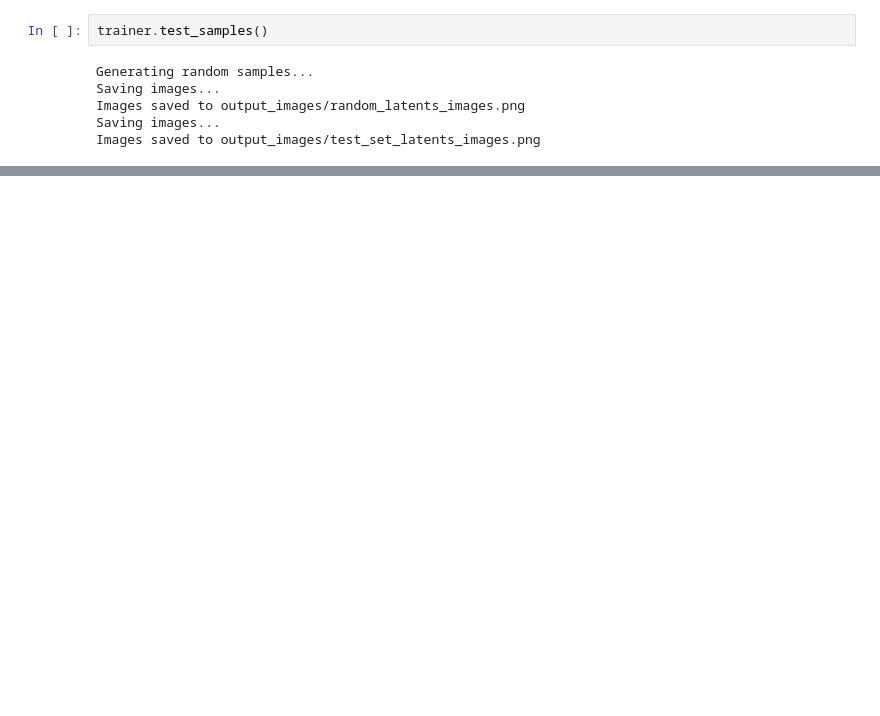
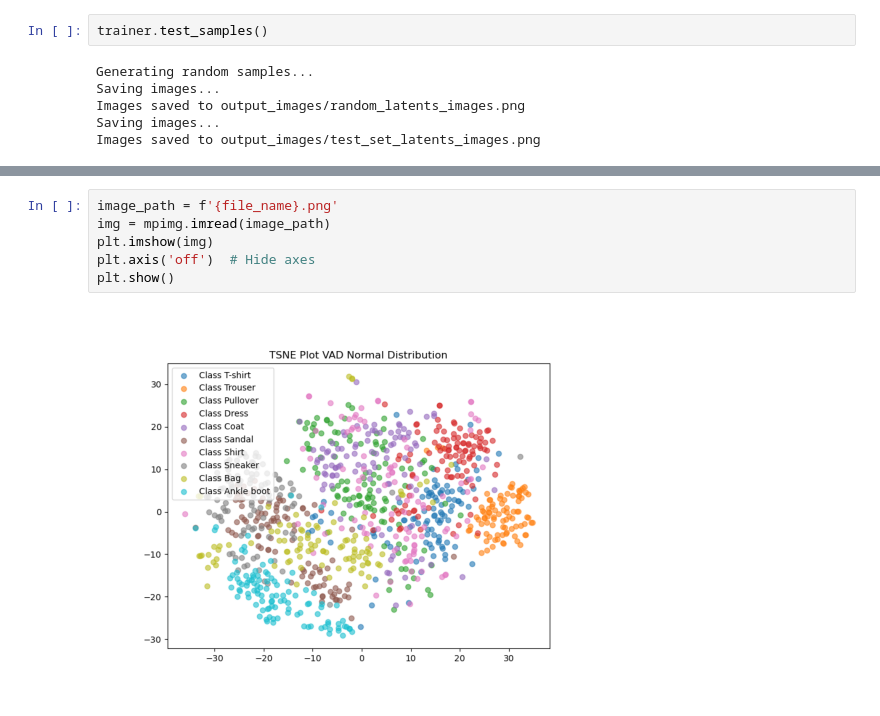
Before and after one commit to roiteichman/Deep-project, a Jupyter notebook: Project.ipynb, the cells around one changed output, grey strips where cells are left out. Cells and saved outputs as stored; diff of their text form; blank space fills up the shorter version.

```diff
--- a/Project.ipynb
+++ b/Project.ipynb
@@ -141,0 +403,8 @@ Generating t-SNE plot...
+# %%
+image_path = f'{file_name}.png'
+img = mpimg.imread(image_path)
+plt.imshow(img)
+plt.axis('off')  # Hide axes
+plt.show()
+# %% [output]
+[figure, added]
```
Also changed, not shown: parts of 56 cells of this notebook, 1 other file.
